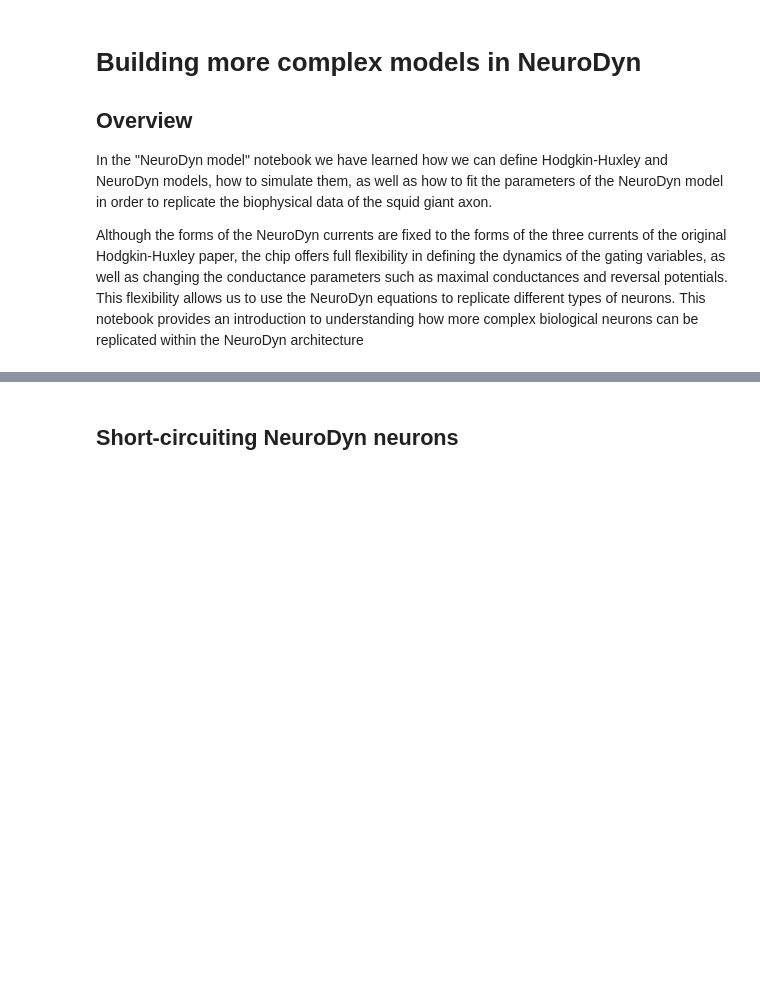
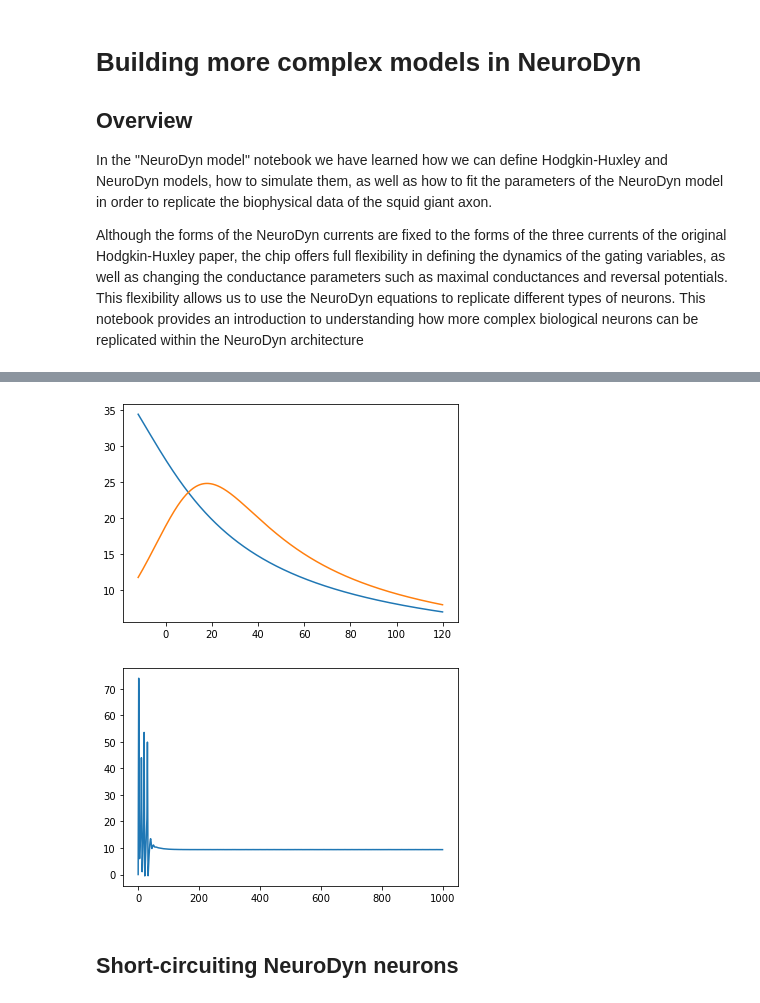
Before and after one commit to lukaribar/telluride-21, a Jupyter notebook: Bursting in NeuroDyn.ipynb, the cells around one changed output, grey strips where cells are left out. Saved outputs shown, nothing was run; the diff lists cells and outputs as text; code cells hidden in the pictures; blank space fills up the shorter version.

```diff
--- a/Bursting in NeuroDyn.ipynb
+++ b/Bursting in NeuroDyn.ipynb
@@ -17,3 +179,49 @@ Since we cannot add additional ionic currents to a single NeuroDyn neuron, we ca
+# %%
+# Set reversal potential for neuron 2 sodium to calcium reversal
+neuron2.Ena = 200
+neuron2.gna = 1
+neuron2.gk = 10
+
+# Turn off leak current for neuron 2
+neuron2.gl = 0
+
+# Turn off h for neuron 2
+neuron2.h.bA = 0 # Set beta to 0
+
+# Shift m and n for neuron 2
+neuron2.m.aVh = neuron1.m.aVh - 30
+neuron2.n.aVh = neuron1.n.aVh - 30
+
+# Scale the timescale for neuron 2 m variable
+neuron2.m.aA = neuron1.m.aA / 100
+neuron2.m.bA = neuron1.m.bA / 100
+
+# Scale the timescale for neuron 2 n variable
+neuron2.n.aA = neuron1.n.aA / 10
+neuron2.n.bA = neuron1.n.bA / 10
+
+V = np.arange(neuron1.Ek, neuron1.Ena, 0.1)
+
+plt.figure()
+plt.plot(V, neuron2.n.tau(V), V, neuron2.m.tau(V))
+plt.show()
+
+T = 700
+t = (0, T)
+
+I0 = 70
+iapp = lambda t: I0
+
+x0 = [0,0,0,0,0,0,0]
+
+sol = neuron_connection.simulate(t, x0, iapp)
+
+plt.figure()
+plt.plot(sol.t, sol.y[0])
+plt.show()
+# %% [output]
+[figure, added]
+[figure, added]
 # %% [markdown]
 ## Short-circuiting NeuroDyn neurons
 # %% [markdown]
```
Also changed, not shown: parts of 13 cells of this notebook.
